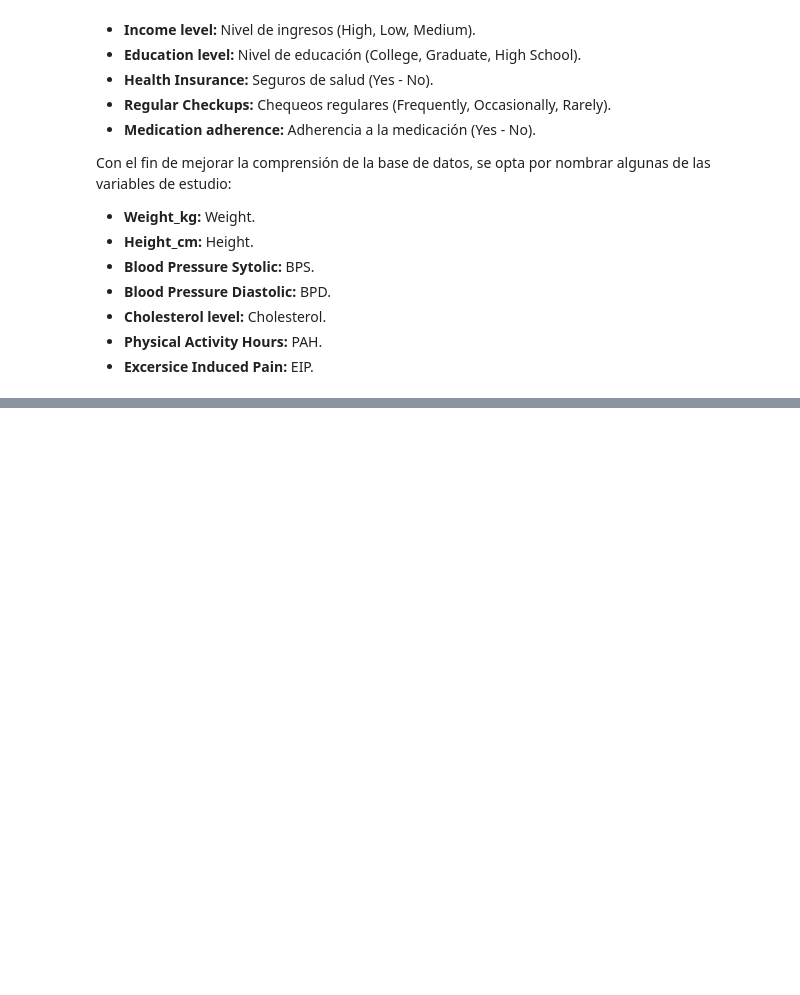
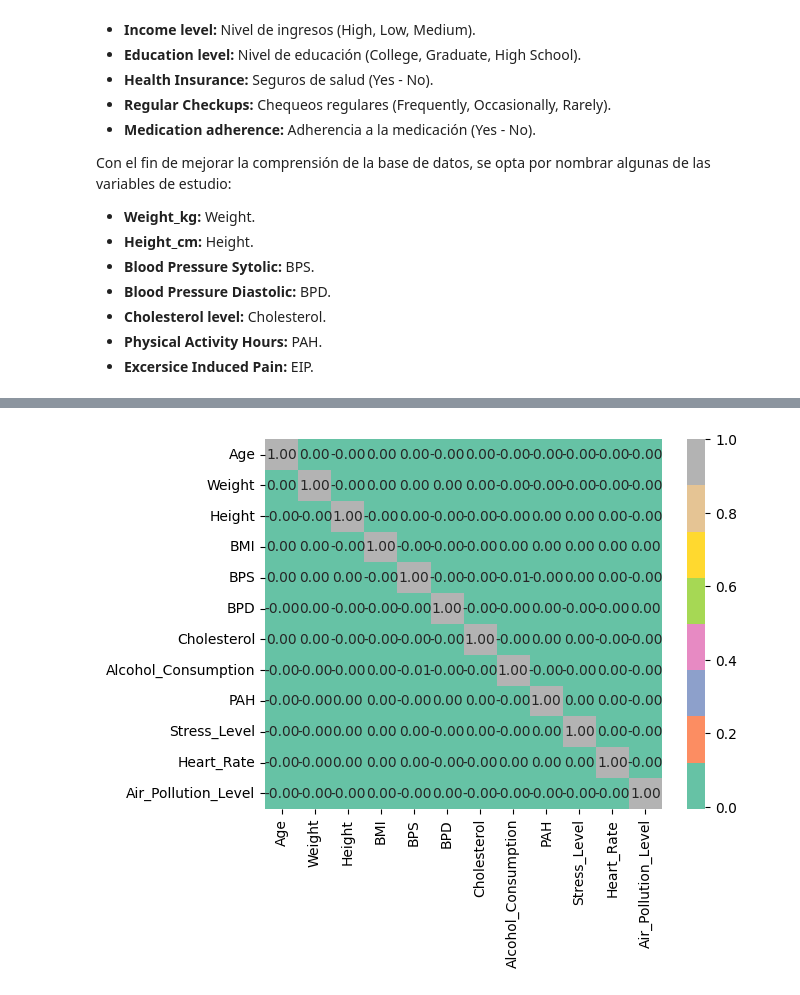
Before and after one commit to julianamu323/Proyectos, a Jupyter notebook: Afecciones_cardiacas.ipynb, the cells around one changed output, grey strips where cells are left out. Cells and saved outputs as stored; diff of their text form; code cells hidden in the pictures; blank space fills up the shorter version.

```diff
--- a/Afecciones_cardiacas.ipynb
+++ b/Afecciones_cardiacas.ipynb
@@ -98,9 +98,19 @@ Con el fin de mejorar la comprensión de la base de datos, se opta por nombrar a
 - **Physical Activity Hours:** PAH.
 - **Excersice Induced Pain:** EIP.
 # %%
+# Renombramiento de algunas variables.
 data.rename(columns={'Weight_kg':'Weight', 'Height_cm':'Height',
                      'Blood_Pressure_Systolic':'BPS',
                      'Blood_Pressure_Diastolic':'BPD',
                      'Cholesterol_Level':'Cholesterol',
                      'Physical_Activity_Hours':'PAH',
                      'Exercise_Induced_Pain':'EIP'}, inplace=True)
+
+# Eliminación de variables que no aportan mayor información.
+data = data.drop(columns=['Patient_ID'])
+
+# Eliminación de datos nulos.
+data = data.dropna()
+
+# Eliminación de filas repetidas.
+data = data.drop_duplicates()
@@ -106,0 +130,4 @@ data.rename(columns={'Weight_kg':'Weight', 'Height_cm':'Height',
+# %%
+# Correlación entre los datos.
+corr = data.corr(numeric_only=True)
+corr
@@ -106,0 +148,6 @@ data.rename(columns={'Weight_kg':'Weight', 'Height_cm':'Height',
+# %%
+# Graficamente.
+sns.heatmap(corr, cmap='Set2', annot = True, fmt = '.2f')
+plt.show()
+# %% [output]
+[figure, added]
```
Also changed, not shown: parts of 3 cells of this notebook.
